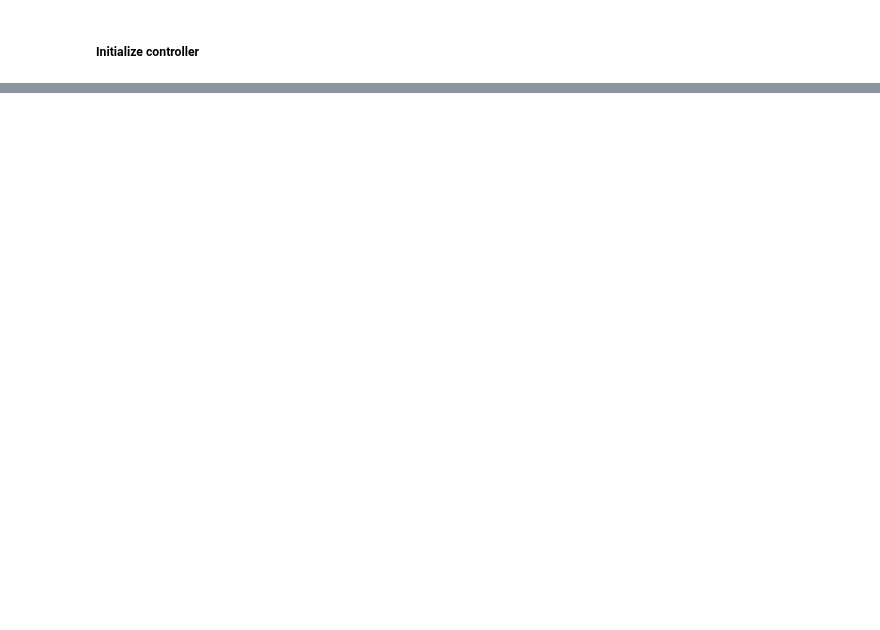
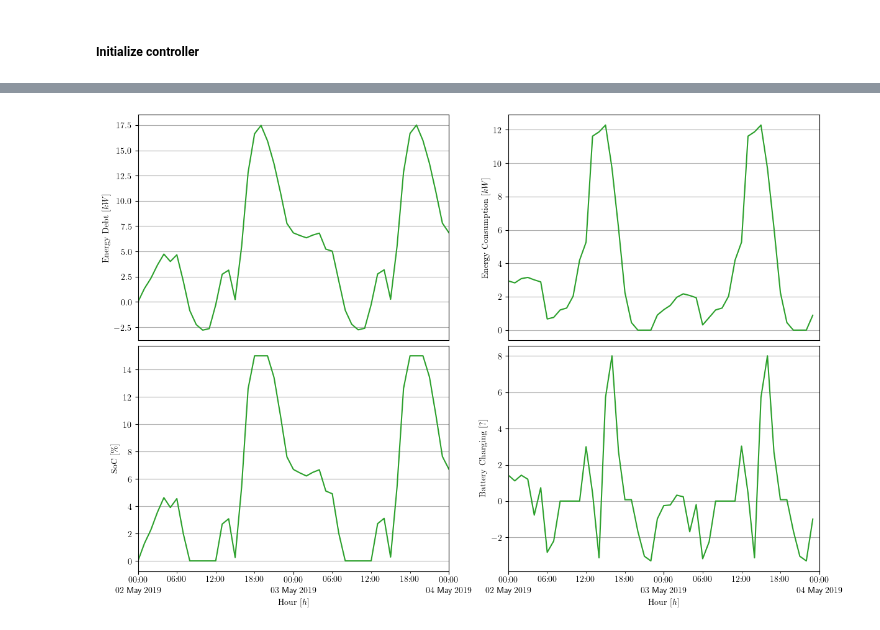
Before and after one commit to Gedlex/time-varying-RHGs, a Jupyter notebook: empc_DSMPC.ipynb, the cells around one changed output, grey strips where cells are left out. Saved outputs shown, nothing was run; the diff lists cells and outputs as text; code cells hidden in the pictures; blank space fills up the shorter version.

```diff
--- a/empc_DSMPC.ipynb
+++ b/empc_DSMPC.ipynb
@@ -120,0 +135,50 @@ axs.legend(loc='upper right')
+# %%
+# Create time vector
+dates = [params.ctrl.start_date + pd.Timedelta(hours = h) for h in range(num_steps+1)]
+
+# Compute accumulated states
+x_acc = np.zeros((num_traj, num_steps+1, 2))
+u_acc = np.zeros((num_traj, num_steps, 2))
+for i in range(num_traj):
+    x_acc[i,:,:] = np.vstack([x[i,:,0:2].sum(axis=1), x[i,:,1:2].sum(axis=1)]).T
+    u_acc[i,:,:] = np.vstack([u[i,:,0:2].sum(axis=1), u[i,:,1:2].sum(axis=1)]).T
+
+# Create figure
+plt.rcParams['text.usetex'] = True
+fig, axs = plt.subplots(2, 2, figsize=(12, 8), layout='constrained')
+
+# Plot trajectories
+for i in range(num_traj):
+    axs[0][0].plot(dates, x_acc[i,:,0], color='tab:green', linestyle='-')
+    axs[1][0].plot(dates, x_acc[i,:,1], color='tab:green', linestyle='-')
+    axs[0][1].plot(dates[:-1], u_acc[i,:,0], color='tab:green', linestyle='-')
+    axs[1][1].plot(dates[:-1], u_acc[i,:,1], color='tab:green', linestyle='-')
+
+# Add labels
+axs[0][0].xaxis.set_visible(False)
+axs[0][1].xaxis.set_visible(False)
+axs[0][0].set_ylabel(r'\rmfamily{Energy Debt} $[kW]$')
+axs[1][0].set_ylabel(r'\rmfamily{SoC} $[\%]$')
+axs[0][1].set_ylabel(r'\rmfamily{Energy Consumption} $[kW]$')
+axs[1][1].set_ylabel(r'\rmfamily{Battery Charging} $[?]$')
+axs[1][0].set_xlabel(r'\rmfamily{Hour} $[h]$')
+axs[1][1].set_xlabel(r'\rmfamily{Hour} $[h]$')
+
+# Set major and minor ticks
+plt.rcParams['timezone'] = dates[0].tz.zone
+for ax in axs[1]:
+    ax.xaxis.set_major_locator(mdates.DayLocator(interval=1))
+    ax.xaxis.set_minor_locator(mdates.HourLocator(byhour=[6, 12, 18]))
+    ax.xaxis.set_major_formatter(mdates.DateFormatter(r'%H:%M \\ %d %b %Y'))
+    ax.xaxis.set_minor_formatter(mdates.DateFormatter(r'%H:%M'))
+
+# Set limits
+for ax in axs.flatten():
+    ax.set_xlim([dates[0], dates[-1]])
+    #ax.set_ylim([0, 100])
+
+    # Set grid
+    ax.yaxis.grid(True)
+    ax.xaxis.grid(False)
+# %% [output]
+[figure, added]
```
Also changed, not shown: parts of 9 cells of this notebook, 1 other file.
